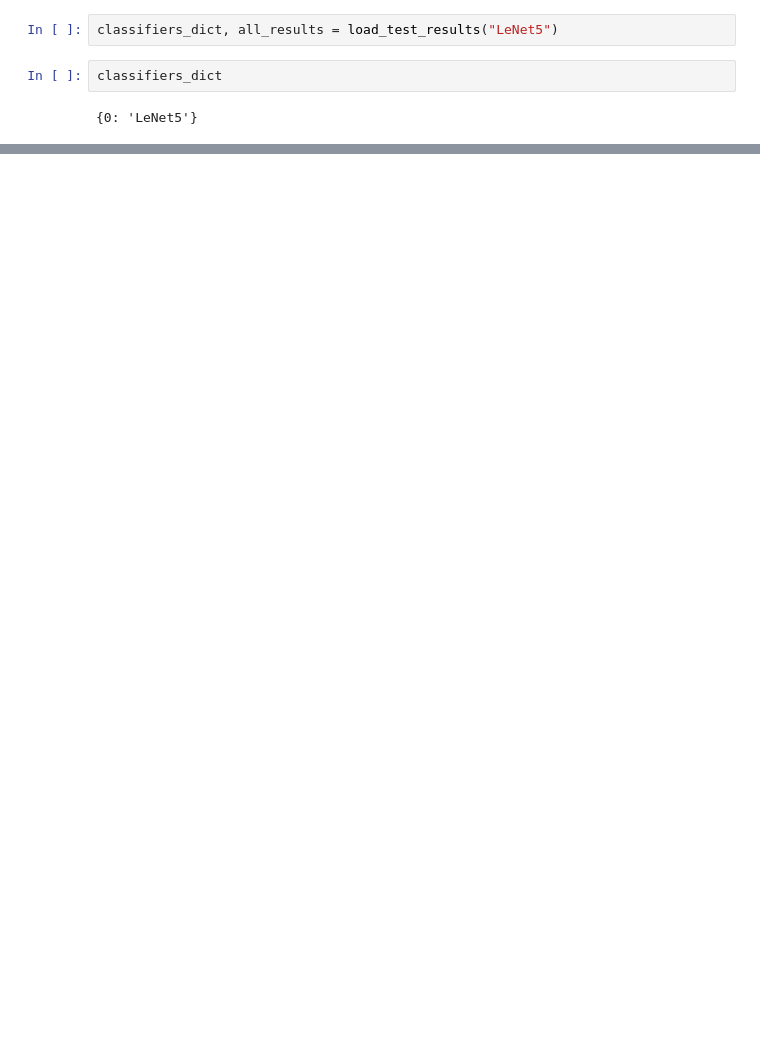
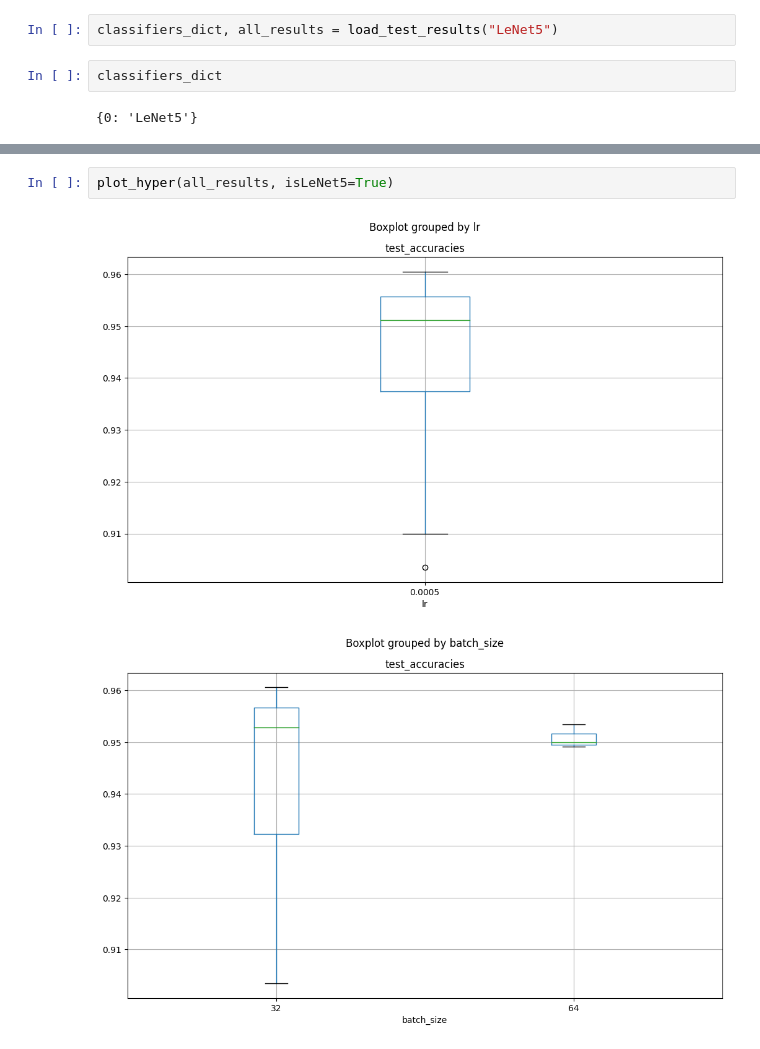
Before and after one commit to Lotto98/Sign-Language-MNIST, a Jupyter notebook: src/LeNet5.ipynb, the cells around one changed output, grey strips where cells are left out. Cells and saved outputs as stored; diff of their text form; blank space fills up the shorter version.

```diff
--- a/src/LeNet5.ipynb
+++ b/src/LeNet5.ipynb
@@ -30,0 +31,5 @@ all_results.head(10)
+# %%
+plot_hyper(all_results, isLeNet5=True)
+# %% [output]
+[figure, added]
+[figure, added]
```
Also changed, not shown: parts of 9 cells of this notebook, 2 other files.
